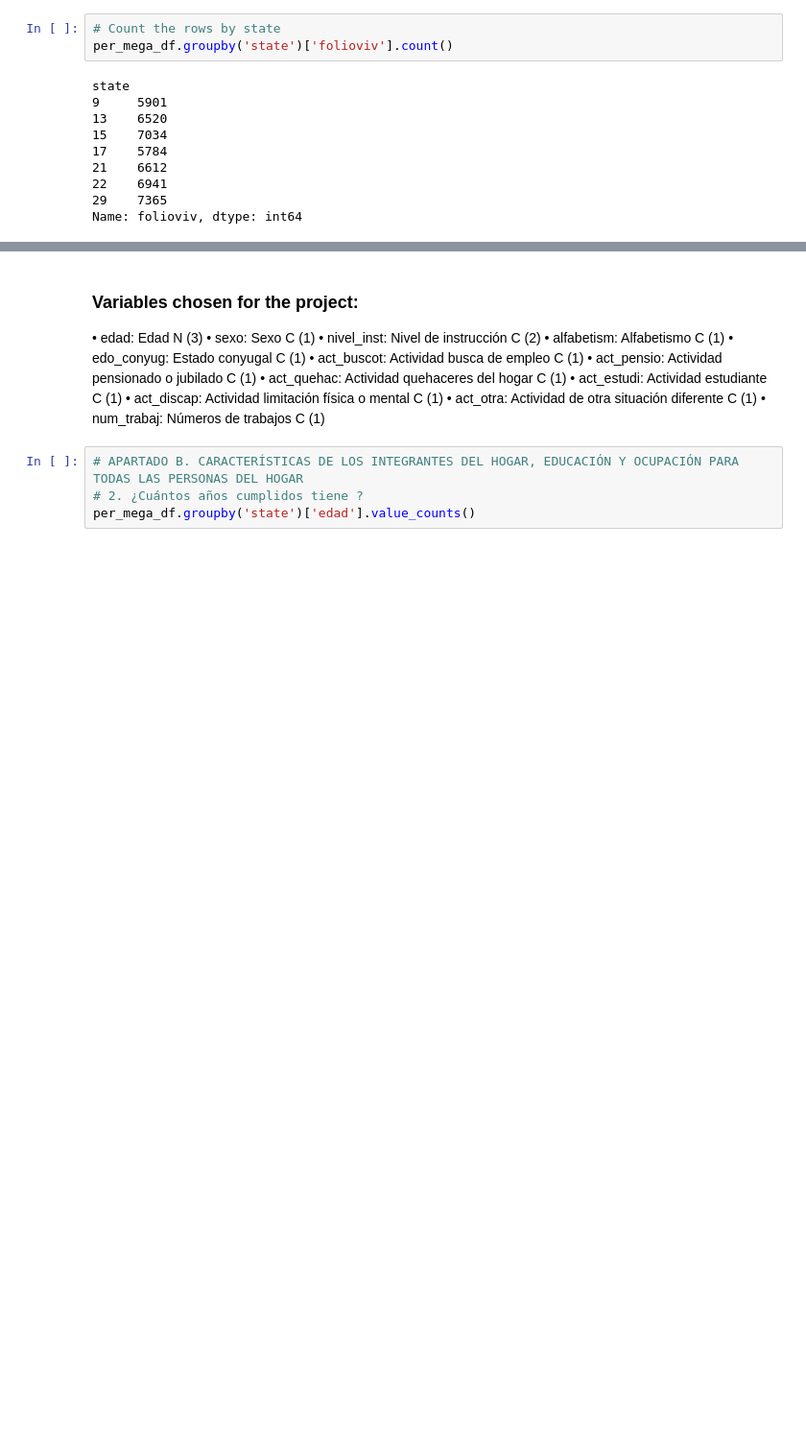
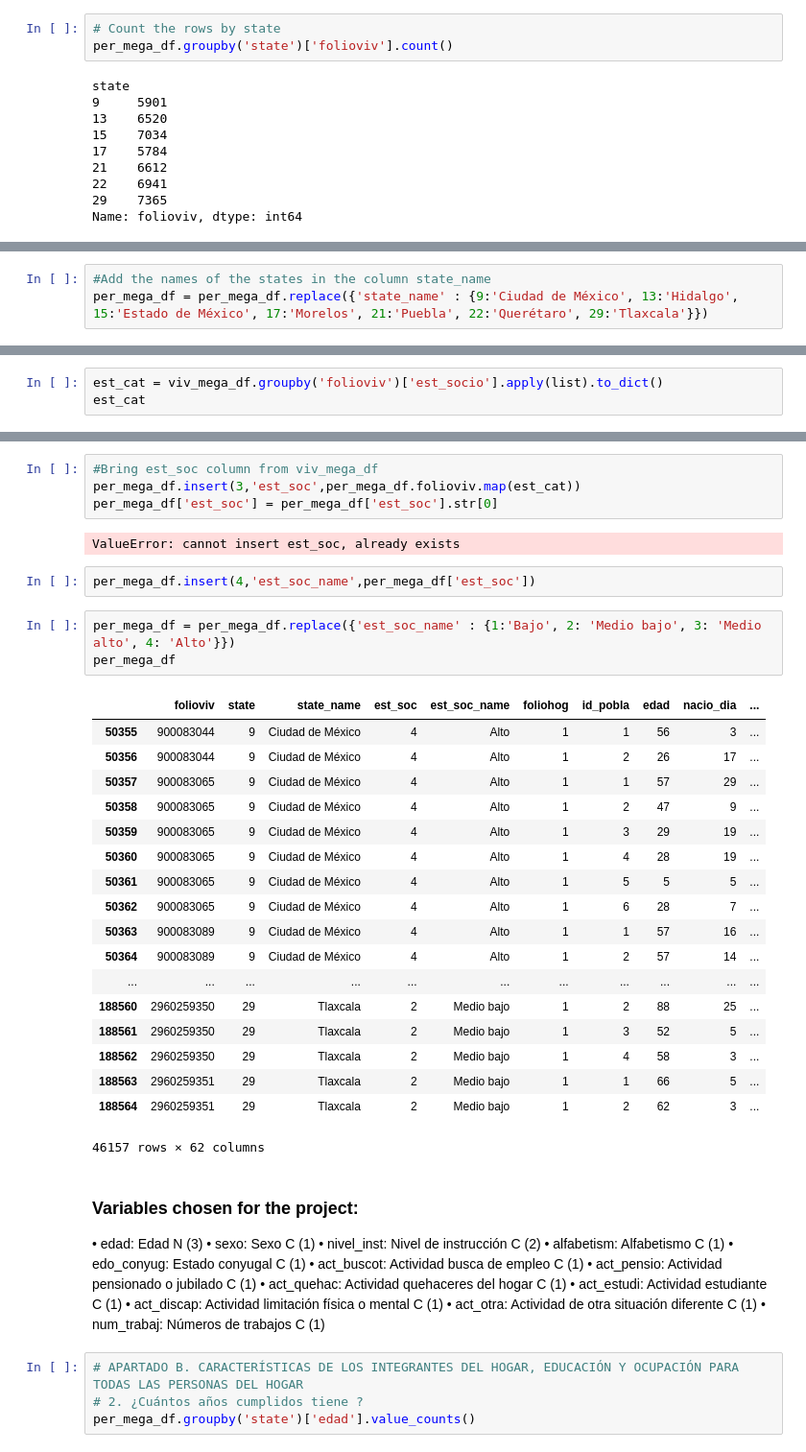
Before and after one commit to bkachava/d5survey, a Jupyter notebook: Notebooks/data_mega_ENH_BD.ipynb, the cells around one changed output, grey strips where cells are left out. Shown at 96% size. Saved outputs shown, nothing was run; the diff lists cells and outputs as text; blank space fills up the shorter version.

Commit message:
Add columns for plot construction

```diff
--- a/Notebooks/data_mega_ENH_BD.ipynb
+++ b/Notebooks/data_mega_ENH_BD.ipynb
@@ -881,0 +994,3 @@ Name: folioviv, dtype: int64
+# %%
+#Add the names of the states in the column state_name
+per_mega_df = per_mega_df.replace({'state_name' : {9:'Ciudad de México', 13:'Hidalgo', 15:'Estado de México', 17:'Morelos', 21:'Puebla', 22:'Querétaro', 29:'Tlaxcala'}})
@@ -881,0 +1007,3 @@ Name: folioviv, dtype: int64
+# %%
+est_cat = viv_mega_df.groupby('folioviv')['est_socio'].apply(list).to_dict()
+est_cat
@@ -882,3 +1028,33 @@ Name: folioviv, dtype: int64
+# %%
+#Bring est_soc column from viv_mega_df
+per_mega_df.insert(3,'est_soc',per_mega_df.folioviv.map(est_cat))
+per_mega_df['est_soc'] = per_mega_df['est_soc'].str[0]
+# %% [output]
+ValueError: cannot insert est_soc, already exists
+# %%
+per_mega_df.insert(4,'est_soc_name',per_mega_df['est_soc'])
+# %%
+per_mega_df = per_mega_df.replace({'est_soc_name' : {1:'Bajo', 2: 'Medio bajo', 3: 'Medio alto', 4: 'Alto'}})
+per_mega_df
+# %% [output]
+|  | folioviv | state | state_name | est_soc | est_soc_name | foliohog | id_pobla | edad | nacio_dia | ... |
+| 50355 | 900083044 | 9 | Ciudad de México | 4 | Alto | 1 | 1 | 56 | 3 | ... |
+| 50356 | 900083044 | 9 | Ciudad de México | 4 | Alto | 1 | 2 | 26 | 17 | ... |
+| 50357 | 900083065 | 9 | Ciudad de México | 4 | Alto | 1 | 1 | 57 | 29 | ... |
+| 50358 | 900083065 | 9 | Ciudad de México | 4 | Alto | 1 | 2 | 47 | 9 | ... |
+| 50359 | 900083065 | 9 | Ciudad de México | 4 | Alto | 1 | 3 | 29 | 19 | ... |
+| 50360 | 900083065 | 9 | Ciudad de México | 4 | Alto | 1 | 4 | 28 | 19 | ... |
+| 50361 | 900083065 | 9 | Ciudad de México | 4 | Alto | 1 | 5 | 5 | 5 | ... |
+| 50362 | 900083065 | 9 | Ciudad de México | 4 | Alto | 1 | 6 | 28 | 7 | ... |
+| 50363 | 900083089 | 9 | Ciudad de México | 4 | Alto | 1 | 1 | 57 | 16 | ... |
+| 50364 | 900083089 | 9 | Ciudad de México | 4 | Alto | 1 | 2 | 57 | 14 | ... |
+| ... | ... | ... | ... | ... | ... | ... | ... | ... | ... | ... |
+| 188560 | 2960259350 | 29 | Tlaxcala | 2 | Medio bajo | 1 | 2 | 88 | 25 | ... |
+| 188561 | 2960259350 | 29 | Tlaxcala | 2 | Medio bajo | 1 | 3 | 52 | 5 | ... |
+| 188562 | 2960259350 | 29 | Tlaxcala | 2 | Medio bajo | 1 | 4 | 58 | 3 | ... |
+| 188563 | 2960259351 | 29 | Tlaxcala | 2 | Medio bajo | 1 | 1 | 66 | 5 | ... |
+| 188564 | 2960259351 | 29 | Tlaxcala | 2 | Medio bajo | 1 | 2 | 62 | 3 | ... |
+46157 rows × 62 columns
 # %% [markdown]
 ### Variables chosen for the project:
 •	edad: Edad N (3)
```
Also changed, not shown: parts of 41 cells of this notebook.
